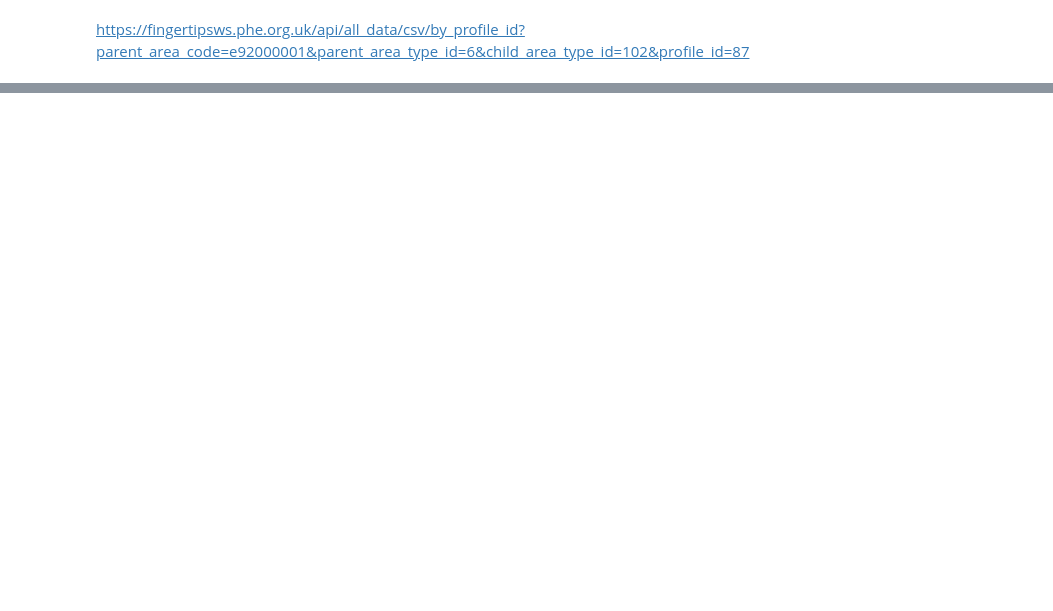
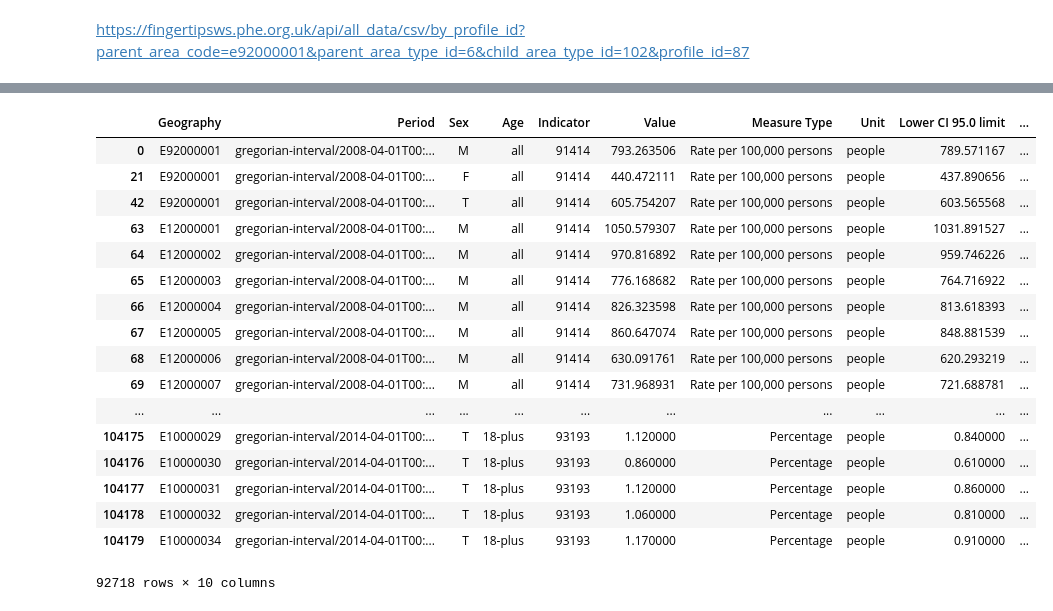
Before and after one commit to GSS-Cogs/PHE-Local-Alcohol-Profiles-for-England, a Jupyter notebook: LocalAlcoholProfilesforEngland county.ipynb, the cells around one changed output, grey strips where cells are left out. Drawn from its saved outputs; the diff is of its cells as text; code cells hidden in the pictures; blank space fills up the shorter version.

```diff
--- a/LocalAlcoholProfilesforEngland county.ipynb
+++ b/LocalAlcoholProfilesforEngland county.ipynb
@@ -77,0 +55,7 @@ new_table = oldFile[['Geography','Period','Sex', 'Age','Indicator ID','Indicator
+# %%
+new_table['Sex'] = new_table['Sex'].map(
+    lambda x: {
+        'Female' : 'F',
+        'Male' : 'M',
+        'Persons': 'T' ,
+        }.get(x, x))
@@ -78,5 +119,54 @@ new_table = oldFile[['Geography','Period','Sex', 'Age','Indicator ID','Indicator
+# %%
+def user_perc(x):
+
+    if str(x) == '91917':
+        return 'Rate per 1,000 accidents'
+    elif ((str(x) ==  '91182') | (str(x) == '92772')) :
+        return 'Count'
+    elif ((str(x) ==  '92447') | (str(x) == '91123') | (str(x) == '92774') |\
+         (str(x) ==  '92776') | (str(x) == '92778') | (str(x) == '93193')) :
+        return 'Percentage'
+    elif ((str(x) ==  '92763') | (str(x) == '92765') | (str(x) == '92768') | (str(x) ==  '92770')) :
+        return 'Volume'
+    else:
+        return 'Rate per 100,000 persons'
+new_table['Measure Type'] = new_table.apply(lambda row: user_perc(row['Indicator']), axis = 1)
+# %%
+def user_perc(x):
+
+    if str(x) == '92772':
+        return 'premises-licensed-per-sq-km'
+    elif ((str(x) ==  '92763') | (str(x) == '92765') | (str(x) == '92768') | (str(x) ==  '92770')) :
+        return 'litres-alcohol-per-adult'
+    else:
+        return 'people'
+new_table['Unit'] = new_table.apply(lambda row: user_perc(row['Indicator']), axis = 1)
+# %%
+new_table = new_table[['Geography','Period','Sex', 'Age','Indicator',\
+                       'Value','Measure Type','Unit', 'Lower CI 95.0 limit','Upper CI 95.0 limit']]
 # %%
 if is_interactive():
     destinationFolder = Path('out')
     destinationFolder.mkdir(exist_ok=True, parents=True)
     new_table.to_csv(destinationFolder / ('alcoholprofilescounty.csv'), index = False)
+# %%
+new_table
+# %% [output]
+|  | Geography | Period | Sex | Age | Indicator | Value | Measure Type | Unit | Lower CI 95.0 limit | ... |
+| 0 | E92000001 | gregorian-interval/2008-04-01T00:... | M | all | 91414 | 793.263506 | Rate per 100,000 persons | people | 789.571167 | ... |
+| 21 | E92000001 | gregorian-interval/2008-04-01T00:... | F | all | 91414 | 440.472111 | Rate per 100,000 persons | people | 437.890656 | ... |
+| 42 | E92000001 | gregorian-interval/2008-04-01T00:... | T | all | 91414 | 605.754207 | Rate per 100,000 persons | people | 603.565568 | ... |
+| 63 | E12000001 | gregorian-interval/2008-04-01T00:... | M | all | 91414 | 1050.579307 | Rate per 100,000 persons | people | 1031.891527 | ... |
+| 64 | E12000002 | gregorian-interval/2008-04-01T00:... | M | all | 91414 | 970.816892 | Rate per 100,000 persons | people | 959.746226 | ... |
+| 65 | E12000003 | gregorian-interval/2008-04-01T00:... | M | all | 91414 | 776.168682 | Rate per 100,000 persons | people | 764.716922 | ... |
+| 66 | E12000004 | gregorian-interval/2008-04-01T00:... | M | all | 91414 | 826.323598 | Rate per 100,000 persons | people | 813.618393 | ... |
+| 67 | E12000005 | gregorian-interval/2008-04-01T00:... | M | all | 91414 | 860.647074 | Rate per 100,000 persons | people | 848.881539 | ... |
+| 68 | E12000006 | gregorian-interval/2008-04-01T00:... | M | all | 91414 | 630.091761 | Rate per 100,000 persons | people | 620.293219 | ... |
+| 69 | E12000007 | gregorian-interval/2008-04-01T00:... | M | all | 91414 | 731.968931 | Rate per 100,000 persons | people | 721.688781 | ... |
+| ... | ... | ... | ... | ... | ... | ... | ... | ... | ... | ... |
+| 104175 | E10000029 | gregorian-interval/2014-04-01T00:... | T | 18-plus | 93193 | 1.120000 | Percentage | people | 0.840000 | ... |
+| 104176 | E10000030 | gregorian-interval/2014-04-01T00:... | T | 18-plus | 93193 | 0.860000 | Percentage | people | 0.610000 | ... |
+| 104177 | E10000031 | gregorian-interval/2014-04-01T00:... | T | 18-plus | 93193 | 1.120000 | Percentage | people | 0.860000 | ... |
+| 104178 | E10000032 | gregorian-interval/2014-04-01T00:... | T | 18-plus | 93193 | 1.060000 | Percentage | people | 0.810000 | ... |
+| 104179 | E10000034 | gregorian-interval/2014-04-01T00:... | T | 18-plus | 93193 | 1.170000 | Percentage | people | 0.910000 | ... |
+92718 rows × 10 columns
```
Also changed, not shown: parts of 10 cells of this notebook, 1 other file.
